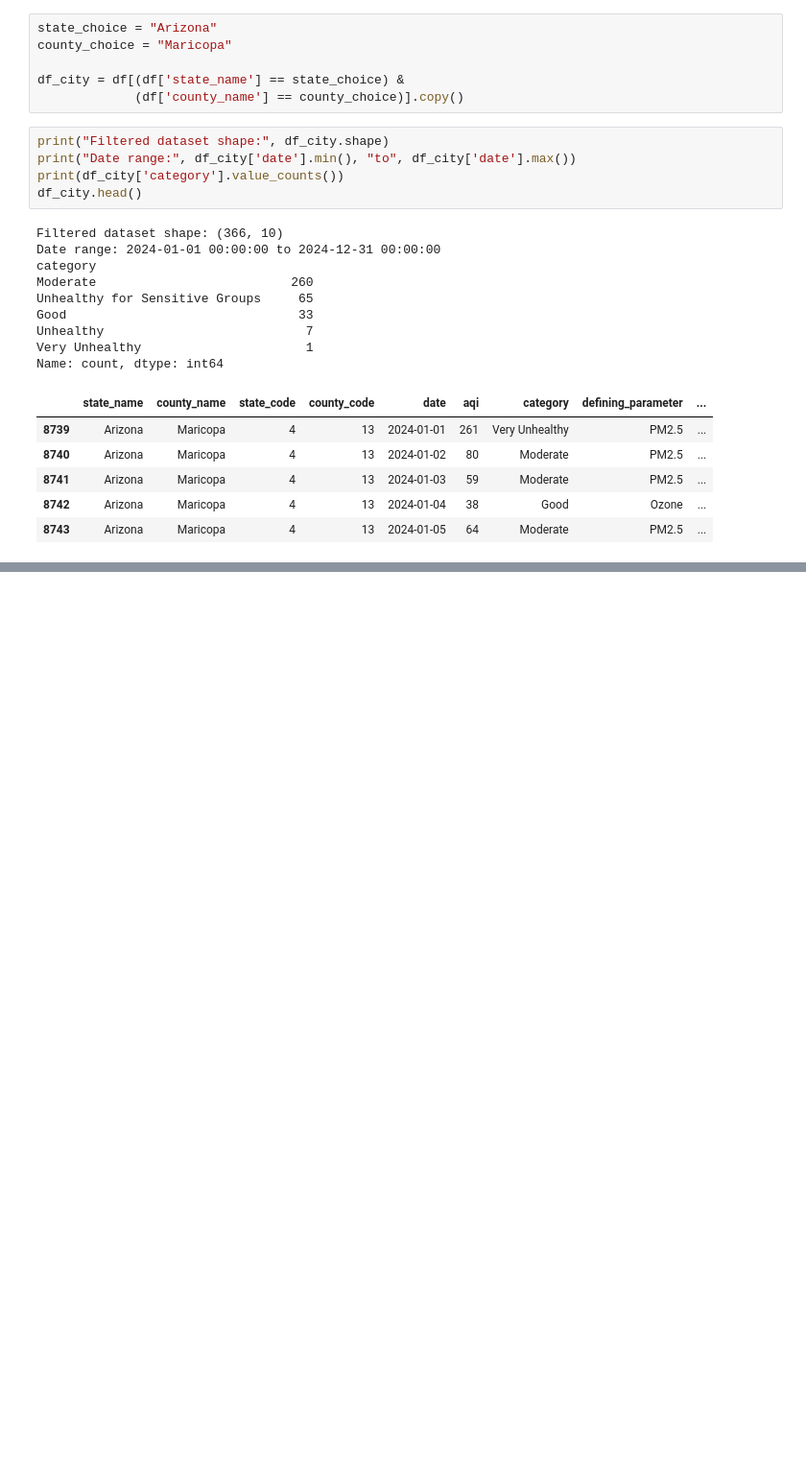
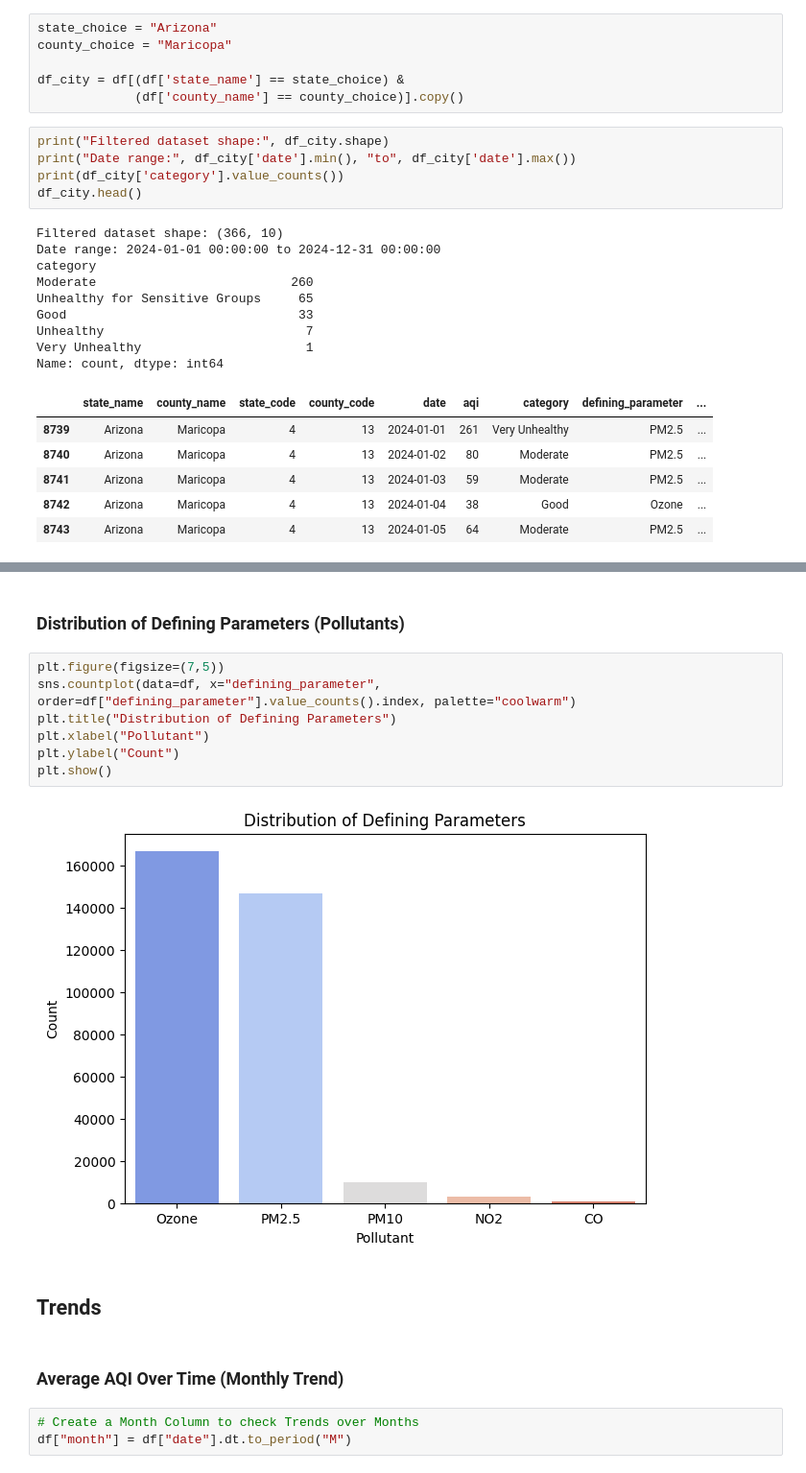
Before and after one commit to Shumail-Khan/Air-Quality-Index-Project, a Jupyter notebook: AQI_Data_EDA.ipynb, the cells around one changed output, grey strips where cells are left out. Shown at 96% size. Cells and saved outputs as stored; diff of their text form; blank space fills up the shorter version.

```diff
--- a/AQI_Data_EDA.ipynb
+++ b/AQI_Data_EDA.ipynb
@@ -240,0 +271,18 @@ Name: count, dtype: int64
+# %% [markdown]
+### Distribution of Defining Parameters (Pollutants)
+# %%
+plt.figure(figsize=(7,5))
+sns.countplot(data=df, x="defining_parameter", order=df["defining_parameter"].value_counts().index, palette="coolwarm")
+plt.title("Distribution of Defining Parameters")
+plt.xlabel("Pollutant")
+plt.ylabel("Count")
+plt.show()
+# %% [output]
+[figure, added]
+# %% [markdown]
+## Trends
+# %% [markdown]
+### Average AQI Over Time (Monthly Trend)
+# %%
+# Create a Month Column to check Trends over Months
+df["month"] = df["date"].dt.to_period("M")
```
Also changed, not shown: parts of 26 cells of this notebook, 1 other file.
